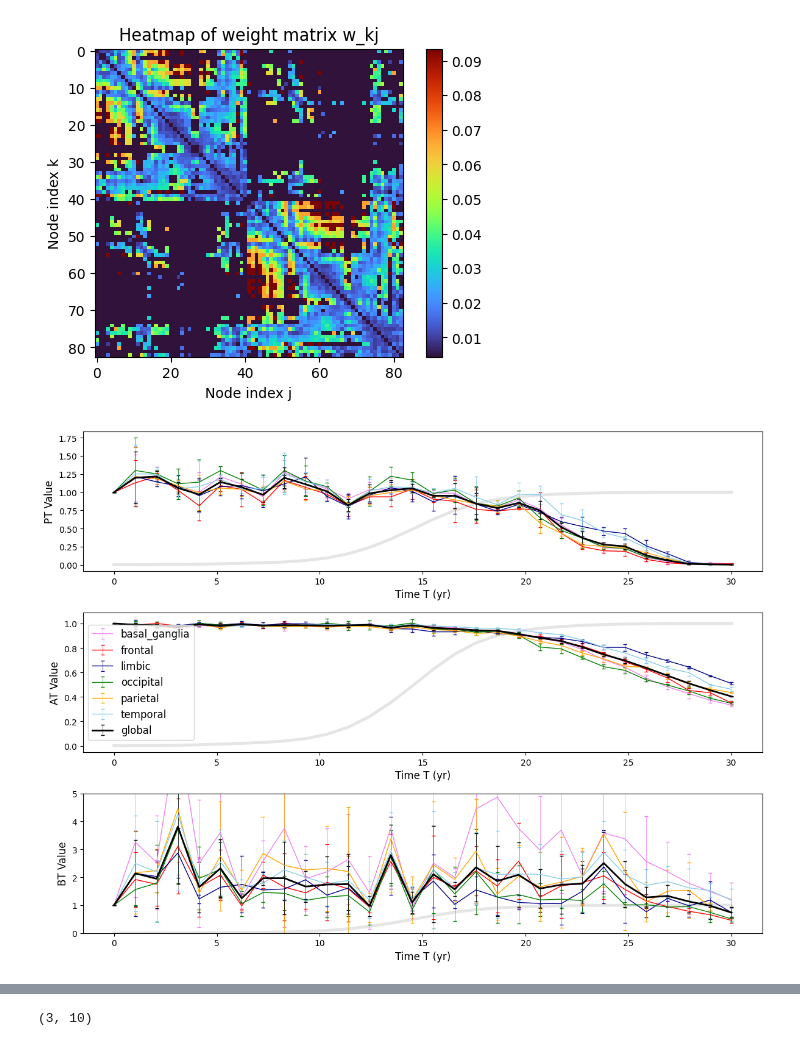
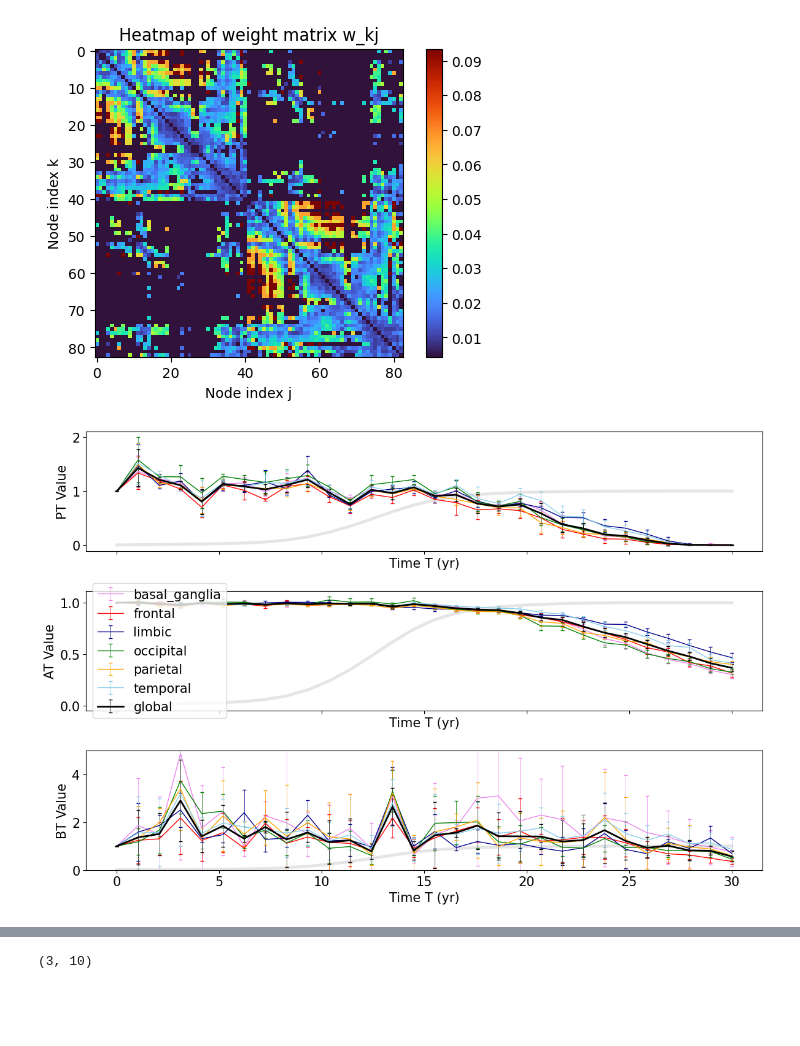
Before and after one commit to shayanshafquat/neuronal-oscillations-evolving-networks, a Jupyter notebook: notebooks/dynamic_biomarkers.ipynb, the cells around one changed output, grey strips where cells are left out. Cells and saved outputs as stored; diff of their text form; code cells hidden in the pictures; blank space fills up the shorter version.

```diff
--- a/notebooks/dynamic_biomarkers.ipynb
+++ b/notebooks/dynamic_biomarkers.ipynb
@@ -160,7 +163,6 @@ def rsd_model(w_kj):
   mean_omega = 40
   variance_omega = 0.1
   ω = np.random.normal(mean_omega, np.sqrt(variance_omega), n)
-  c = 42
   λ = -0.01
   A = w_kj
   τ = discretized_tau_kj
@@ -340,7 +342,7 @@ def plot_statistics(stats):
     metric_names = ['PT', 'AT', 'BT']
 
     # Create a figure with subplots
-    fig, axes = plt.subplots(3, 1, figsize=(12, 9))
+    fig, axes = plt.subplots(3, 1, figsize=(12, 8), sharex=True)
 
     # Plot each metric in a separate subplot
     for i, metric in enumerate(metric_names):
@@ -354,15 +356,15 @@ def plot_statistics(stats):
                         capsize=2, elinewidth=0.5, linewidth=line_width)
 
         # ax.set_title(f'{metric} Across Realizations')
-        ax.set_xlabel('Time T (yr)', fontsize=12)
-        ax.set_ylabel(f'{metric} Value', fontsize=12)
+        ax.set_xlabel('Time T (yr)', fontsize=15)
+        ax.set_ylabel(f'{metric} Value', fontsize=15)
         ax.plot(transport_times, C_T_severe, alpha=0.2, linewidth=3.5, color='gray')
 
         # if metric == 'PT':
         #   ax.set_ylim(0, 2)
         # Only add legend to the AT plot
         if metric == 'AT':
-            ax.legend(loc='center left', fontsize=12)
+            ax.legend(loc='center left', fontsize=15)
         if metric == 'BT':
           ax.set_ylim(0, 5)
 
@@ -371,8 +377,8 @@ def plot_statistics(stats):
 # %%
 # Calculate statistics
-stats = calculate_statistics(3, all_region_metrics)
+stats = calculate_statistics(6, all_region_metrics)
 
 # Plot statistics
 plot_statistics(stats)
 # %% [output]
-[figure, old version]
+[figure, new version]
```
Also changed, not shown: parts of 6 cells of this notebook, 7 other files.
